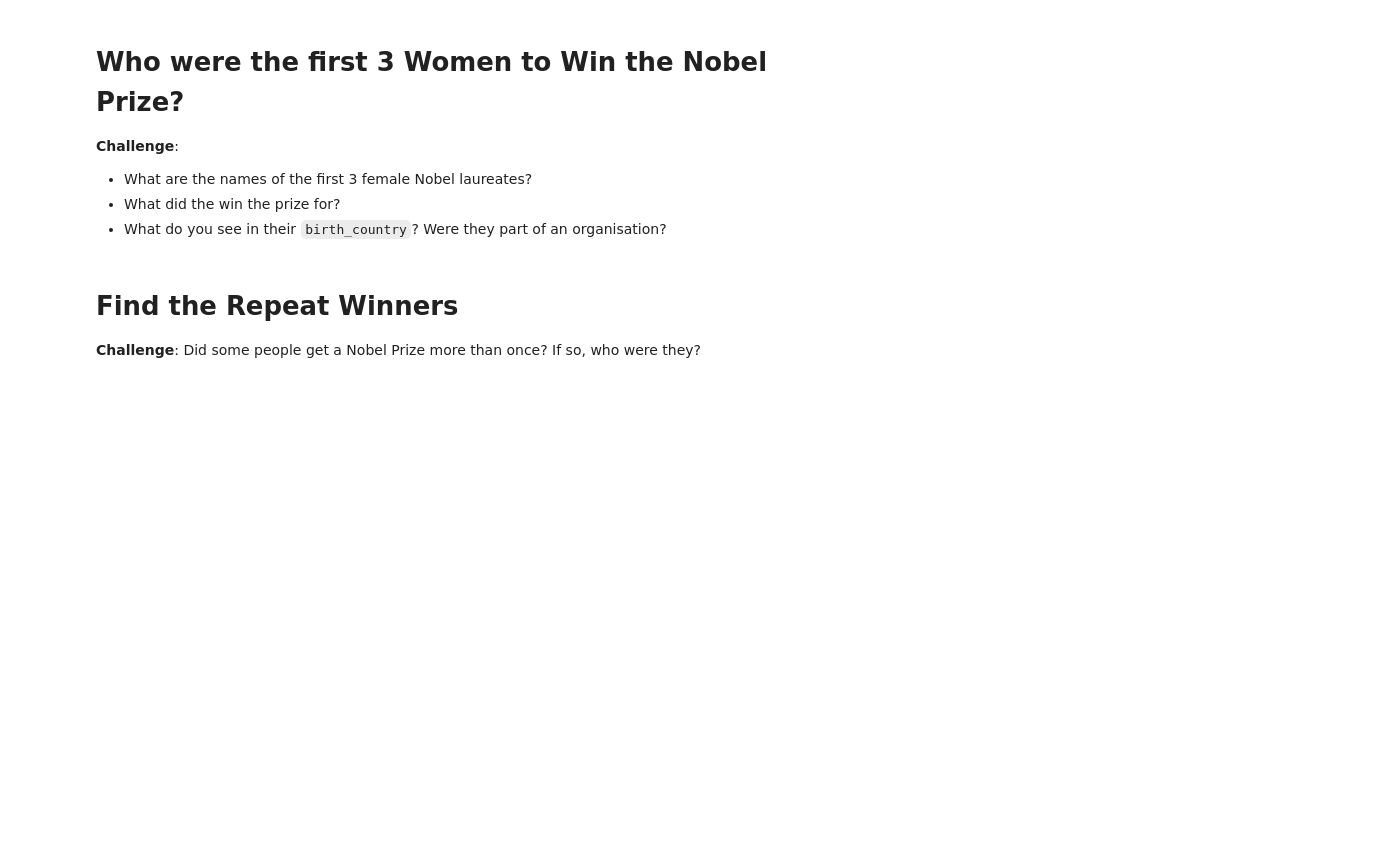
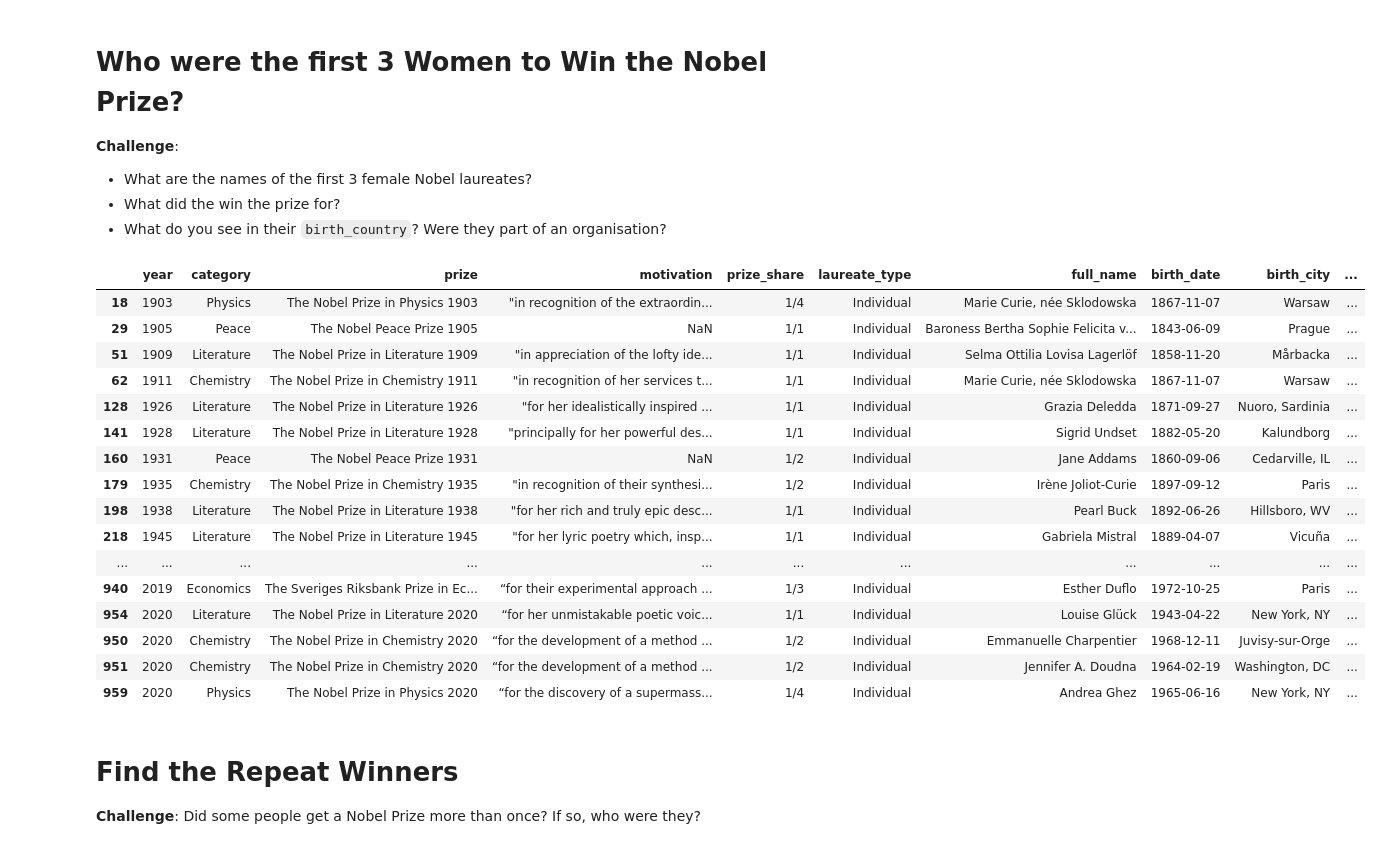
Before and after one commit to AlexVenger/100DaysOfCodePython, a Jupyter notebook: 79.NobelPrize/Nobel_Prize_Analysis_(start).ipynb, the cells around one changed output. Cells and saved outputs as stored; diff of their text form; code cells hidden in the pictures; blank space fills up the shorter version.

```diff
--- a/79.NobelPrize/Nobel_Prize_Analysis_(start).ipynb
+++ b/79.NobelPrize/Nobel_Prize_Analysis_(start).ipynb
@@ -161,6 +183,26 @@ TypeError: can't multiply sequence by non-int of type 'float'
 * What are the names of the first 3 female Nobel laureates?
 * What did the win the prize for?
 * What do you see in their `birth_country`? Were they part of an organisation?
+# %%
+df_data.loc[df_data["sex"] == "Female"].sort_values("year", ascending=True)
+# %% [output]
+|  | year | category | prize | motivation | prize_share | laureate_type | full_name | birth_date | birth_city | ... |
+| 18 | 1903 | Physics | The Nobel Prize in Physics 1903 | "in recognition of the extraordin... | 1/4 | Individual | Marie Curie, née Sklodowska | 1867-11-07 | Warsaw | ... |
+| 29 | 1905 | Peace | The Nobel Peace Prize 1905 | NaN | 1/1 | Individual | Baroness Bertha Sophie Felicita v... | 1843-06-09 | Prague | ... |
+| 51 | 1909 | Literature | The Nobel Prize in Literature 1909 | "in appreciation of the lofty ide... | 1/1 | Individual | Selma Ottilia Lovisa Lagerlöf | 1858-11-20 | Mårbacka | ... |
+| 62 | 1911 | Chemistry | The Nobel Prize in Chemistry 1911 | "in recognition of her services t... | 1/1 | Individual | Marie Curie, née Sklodowska | 1867-11-07 | Warsaw | ... |
+| 128 | 1926 | Literature | The Nobel Prize in Literature 1926 | "for her idealistically inspired ... | 1/1 | Individual | Grazia Deledda | 1871-09-27 | Nuoro, Sardinia | ... |
+| 141 | 1928 | Literature | The Nobel Prize in Literature 1928 | "principally for her powerful des... | 1/1 | Individual | Sigrid Undset | 1882-05-20 | Kalundborg | ... |
+| 160 | 1931 | Peace | The Nobel Peace Prize 1931 | NaN | 1/2 | Individual | Jane Addams | 1860-09-06 | Cedarville, IL | ... |
+| 179 | 1935 | Chemistry | The Nobel Prize in Chemistry 1935 | "in recognition of their synthesi... | 1/2 | Individual | Irène Joliot-Curie | 1897-09-12 | Paris | ... |
+| 198 | 1938 | Literature | The Nobel Prize in Literature 1938 | "for her rich and truly epic desc... | 1/1 | Individual | Pearl Buck | 1892-06-26 | Hillsboro, WV | ... |
+| 218 | 1945 | Literature | The Nobel Prize in Literature 1945 | "for her lyric poetry which, insp... | 1/1 | Individual | Gabriela Mistral | 1889-04-07 | Vicuña | ... |
+| ... | ... | ... | ... | ... | ... | ... | ... | ... | ... | ... |
+| 940 | 2019 | Economics | The Sveriges Riksbank Prize in Ec... | “for their experimental approach ... | 1/3 | Individual | Esther Duflo | 1972-10-25 | Paris | ... |
+| 954 | 2020 | Literature | The Nobel Prize in Literature 2020 | “for her unmistakable poetic voic... | 1/1 | Individual | Louise Glück | 1943-04-22 | New York, NY | ... |
+| 950 | 2020 | Chemistry | The Nobel Prize in Chemistry 2020 | “for the development of a method ... | 1/2 | Individual | Emmanuelle Charpentier | 1968-12-11 | Juvisy-sur-Orge | ... |
+| 951 | 2020 | Chemistry | The Nobel Prize in Chemistry 2020 | “for the development of a method ... | 1/2 | Individual | Jennifer A. Doudna | 1964-02-19 | Washington, DC | ... |
+| 959 | 2020 | Physics | The Nobel Prize in Physics 2020 | “for the discovery of a supermass... | 1/4 | Individual | Andrea Ghez | 1965-06-16 | New York, NY | ... |
 # %% [markdown]
 # Find the Repeat Winners
 
```
Also changed, not shown: parts of 17 cells of this notebook.
